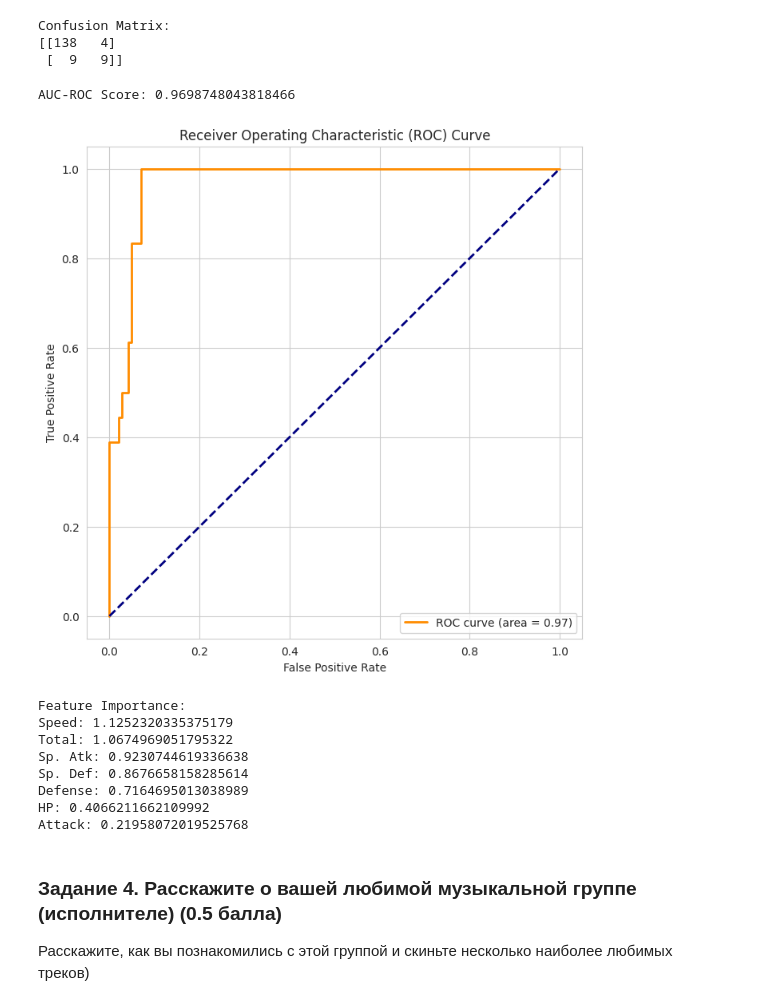
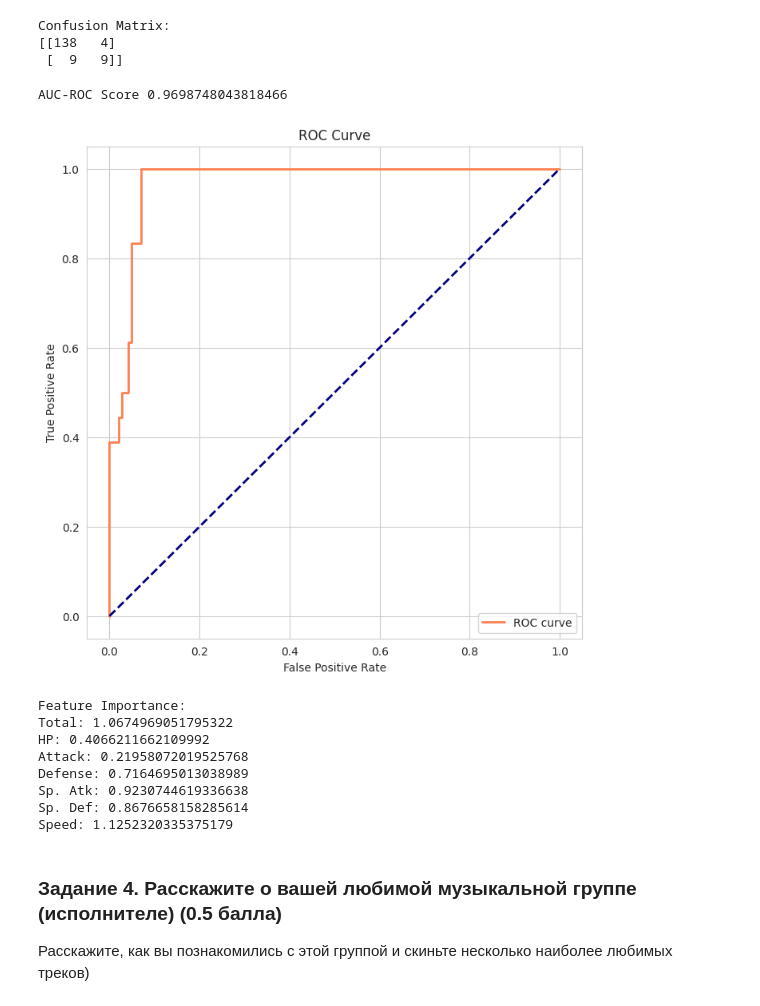
Before and after one commit to nastasia-iv/Machine_learning_BI_2024, a Jupyter notebook: HW2_Ivanova/code/Linear_models.ipynb, the cells around one changed output. Drawn from its saved outputs; the diff is of its cells as text; code cells hidden in the pictures.

```diff
--- a/HW2_Ivanova/code/Linear_models.ipynb
+++ b/HW2_Ivanova/code/Linear_models.ipynb
@@ -655,8 +675,12 @@ F1-score: 0.99009900990099
 #### Задание 3.4. Применение логистической регрессии (5 баллов)
 
 Мы будем использовать данные по свойствам покемонов (https://www.kaggle.com/abcsds/pokemon). В данном задании вам необходимо сначала сделать краткий EDA (Посмотреть на данные и их распределения, а также посмотреть, как различные признаки связаны между собой и с целевой переменной (`Legendary`)).
+# %%
+pokemon_folder = "HW2_Ivanova/data_folder/raw_data"
 # %%
-pokemon = pd.read_csv("Pokemon.csv")
+# pokemon = pd.read_csv("Pokemon.csv")
+
+pokemon = pd.read_csv(join(pokemon_folder, "Pokemon.csv")
 pokemon.head()
 # %% [output]
 |  | # | Name | Type 1 | Type 2 | Total | HP | Attack | Defense | Sp. Atk | Sp. Def | Speed | ... |
@@ -791,42 +813,45 @@ Confusion Matrix:
 # ROC-кривая
 y_prob = model.predict_proba(X_test_scaled)[:, 1]
 fpr, tpr, thresholds = roc_curve(y_test, y_prob)
-
-# площадь под кривой (AUC-ROC)
-roc_auc = roc_auc_score(y_test, y_prob)
-print(f"AUC-ROC Score: {roc_auc}")
-
-# Рисуем ROC-кривую
-plt.figure(figsize=(8, 8))
-plt.plot(fpr, tpr, color='darkorange', lw=2, label='ROC curve (area = {:.2f})'.format(roc_auc))
-plt.plot([0, 1], [0, 1], color='navy', lw=2, linestyle='--')
-plt.xlabel('False Positive Rate')
-plt.ylabel('True Positive Rate')
-plt.title('Receiver Operating Characteristic (ROC) Curve')
-plt.legend()
-plt.show()
-# %% [output]
-AUC-ROC Score: 0.9698748043818466
-[figure, removed]
+# %%
+# площадь под кривой (AUC-ROC)
+from sklearn.metrics import roc_auc_score
+
+roc_auc = roc_auc_score(y_test, y_prob)
+print("AUC-ROC Score", roc_auc)
+# %% [output]
+AUC-ROC Score 0.9698748043818466
+# %%
+# Рисуем ROC-кривую
+plt.figure(figsize=(8, 8))
+plt.plot(fpr, tpr, color='coral', lw=2, label='ROC curve')
+plt.plot([0, 1], [0, 1], color='navy', lw=2, linestyle='--')
+plt.xlabel('False Positive Rate')
+plt.ylabel('True Positive Rate')
+plt.title('ROC Curve')
+plt.legend()
+plt.show()
+# %% [output]
+[figure, added]
 # %%
 # AUC-ROC Score чем ближе к 1, тем лучше
 # В нашем случае этот показатель достаточно высокий, значит модель хорошо разделяет данные по классам
 # %%
 feature_importance = model.coef_[0]
-sorted_pokemon_features = sorted(zip(features_pokemon, feature_importance), key=lambda x: abs(x[1]), reverse=True)
+pokemon_features = (zip(features_pokemon, feature_importance))
 
 print("Feature Importance:")
-for feature, importance in sorted_pokemon_features:
+for feature, importance in pokemon_features:
     print(f"{feature}: {importance}")
 # %% [output]
 Feature Importance:
-Speed: 1.1252320335375179
 Total: 1.0674969051795322
+HP: 0.4066211662109992
+Attack: 0.21958072019525768
+Defense: 0.7164695013038989
 Sp. Atk: 0.9230744619336638
 Sp. Def: 0.8676658158285614
-Defense: 0.7164695013038989
-HP: 0.4066211662109992
-Attack: 0.21958072019525768
+Speed: 1.1252320335375179
 # %%
 # Наиболее важными признаками оказались скорость (Speed) и значение суммы всех характеристик покемона (Total),
 # т.к. у них наиболее высокие значения весов
```
Also changed, not shown: parts of 12 cells of this notebook.
